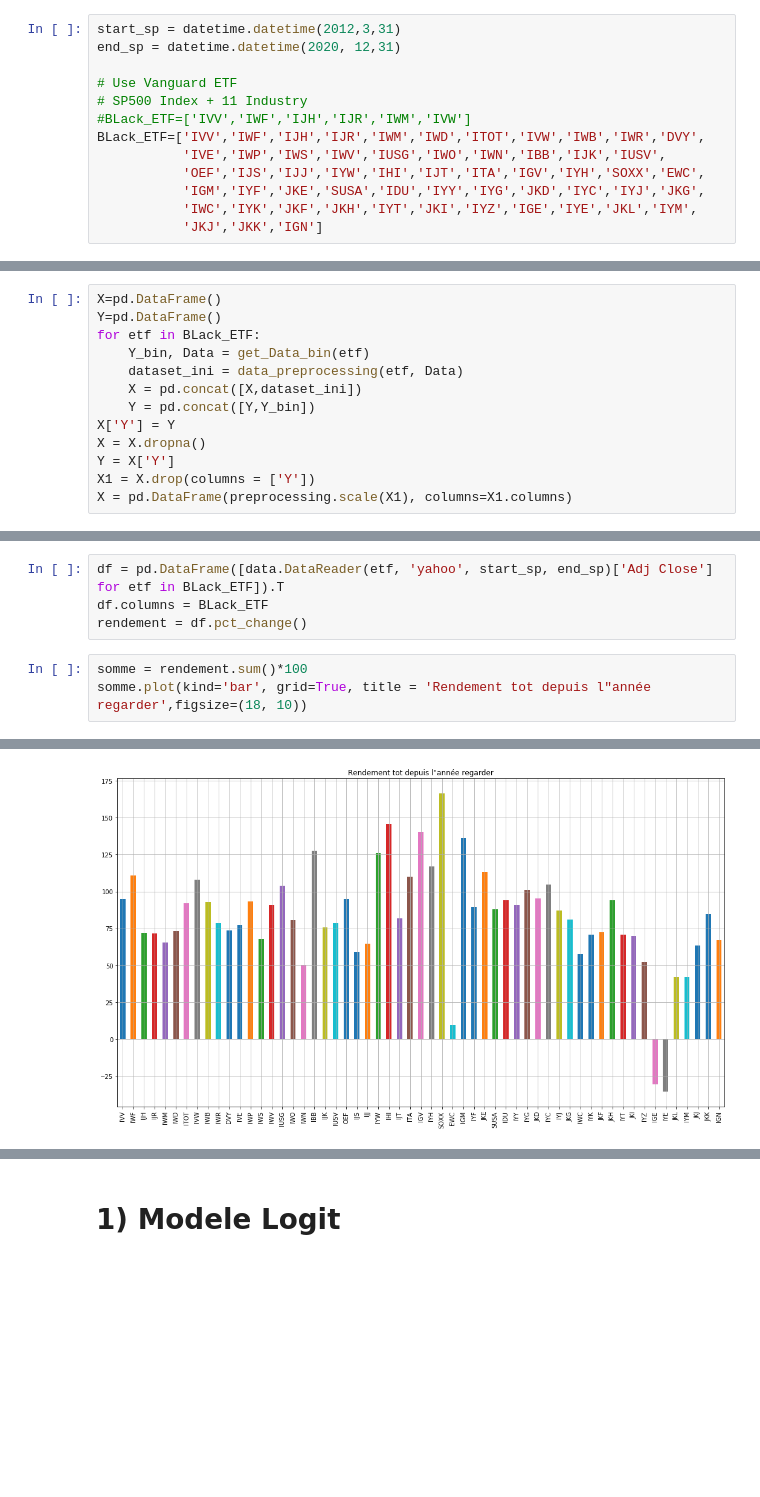
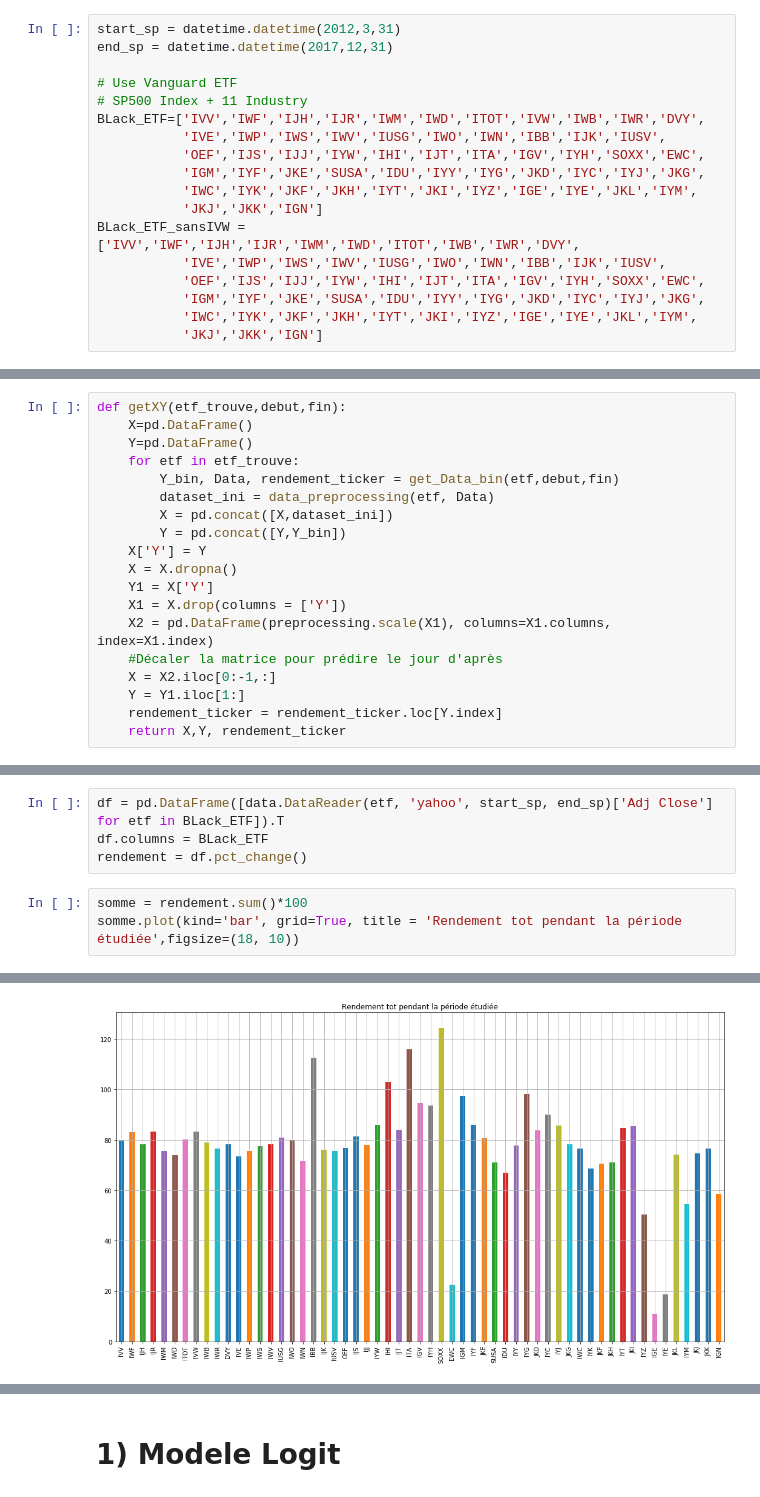
Before and after one commit to poclecoqq/Trending-stocks, a Jupyter notebook: tp2/TP2_VersionFinale.ipynb, the cells around one changed output, grey strips where cells are left out. Saved outputs shown, nothing was run; the diff lists cells and outputs as text; blank space fills up the shorter version.

```diff
--- a/tp2/TP2_VersionFinale.ipynb
+++ b/tp2/TP2_VersionFinale.ipynb
@@ -28,15 +28,20 @@ import pylab
 from sklearn import preprocessing
 # %%
 start_sp = datetime.datetime(2012,3,31)
-end_sp = datetime.datetime(2020, 12,31)
+end_sp = datetime.datetime(2017,12,31)
 
 # Use Vanguard ETF
 # SP500 Index + 11 Industry
-#BLack_ETF=['IVV','IWF','IJH','IJR','IWM','IVW']
 BLack_ETF=['IVV','IWF','IJH','IJR','IWM','IWD','ITOT','IVW','IWB','IWR','DVY',
            'IVE','IWP','IWS','IWV','IUSG','IWO','IWN','IBB','IJK','IUSV',
            'OEF','IJS','IJJ','IYW','IHI','IJT','ITA','IGV','IYH','SOXX','EWC',
            'IGM','IYF','JKE','SUSA','IDU','IYY','IYG','JKD','IYC','IYJ','JKG',
            'IWC','IYK','JKF','JKH','IYT','JKI','IYZ','IGE','IYE','JKL','IYM',
            'JKJ','JKK','IGN']
+BLack_ETF_sansIVW = ['IVV','IWF','IJH','IJR','IWM','IWD','ITOT','IWB','IWR','DVY',
+           'IVE','IWP','IWS','IWV','IUSG','IWO','IWN','IBB','IJK','IUSV',
+           'OEF','IJS','IJJ','IYW','IHI','IJT','ITA','IGV','IYH','SOXX','EWC',
+           'IGM','IYF','JKE','SUSA','IDU','IYY','IYG','JKD','IYC','IYJ','JKG',
+           'IWC','IYK','JKF','JKH','IYT','JKI','IYZ','IGE','IYE','JKL','IYM',
+           'JKJ','JKK','IGN']
 # %%
@@ -108,15 +111,21 @@ def data_preprocessing(ticker, Data):
 # %% [markdown]
 #### Nous avons décidé de laisser en donné brute pour chaque signal afin que le modèle découvre lui-même a partir de quel nombre on doit vendre ou acheter!!
 # %%
-X=pd.DataFrame()
-Y=pd.DataFrame()
-for etf in BLack_ETF:
-    Y_bin, Data = get_Data_bin(etf)
-    dataset_ini = data_preprocessing(etf, Data)
-    X = pd.concat([X,dataset_ini])
-    Y = pd.concat([Y,Y_bin])
-X['Y'] = Y
-X = X.dropna()
-Y = X['Y']
-X1 = X.drop(columns = ['Y'])
-X = pd.DataFrame(preprocessing.scale(X1), columns=X1.columns)
+def getXY(etf_trouve,debut,fin):
+    X=pd.DataFrame()
+    Y=pd.DataFrame()
+    for etf in etf_trouve:
+        Y_bin, Data, rendement_ticker = get_Data_bin(etf,debut,fin)
+        dataset_ini = data_preprocessing(etf, Data)
+        X = pd.concat([X,dataset_ini])
+        Y = pd.concat([Y,Y_bin])
+    X['Y'] = Y
+    X = X.dropna()
+    Y1 = X['Y']
+    X1 = X.drop(columns = ['Y'])
+    X2 = pd.DataFrame(preprocessing.scale(X1), columns=X1.columns, index=X1.index)
+    #Décaler la matrice pour prédire le jour d'après
+    X = X2.iloc[0:-1,:]
+    Y = Y1.iloc[1:]
+    rendement_ticker = rendement_ticker.loc[Y.index]
+    return X,Y, rendement_ticker
@@ -144,8 +155,8 @@ df.columns = BLack_ETF
 rendement = df.pct_change()
 # %%
 somme = rendement.sum()*100
-somme.plot(kind='bar', grid=True, title = 'Rendement tot depuis l"année regarder',figsize=(18, 10))
+somme.plot(kind='bar', grid=True, title = 'Rendement tot pendant la période étudiée',figsize=(18, 10))
 # %% [output]
 <matplotlib.axes._subplots.AxesSubplot at 0x...>
-[figure, old version]
+[figure, new version]
 # %%
```
Also changed, not shown: parts of 53 cells of this notebook.
